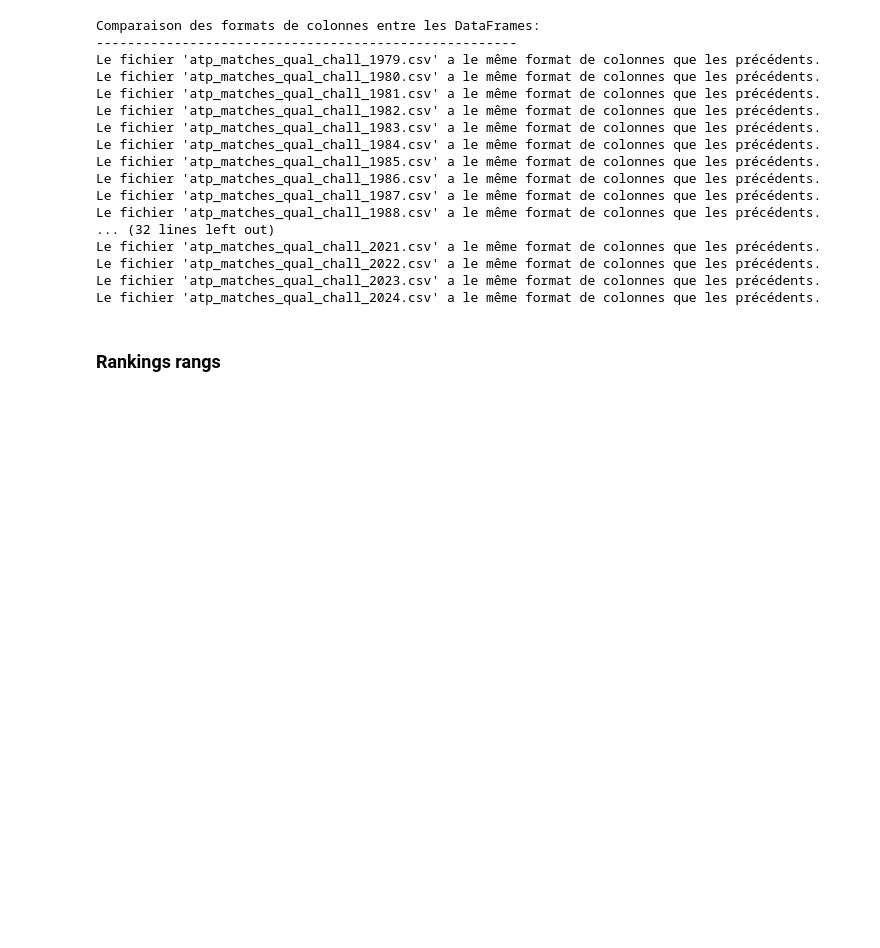
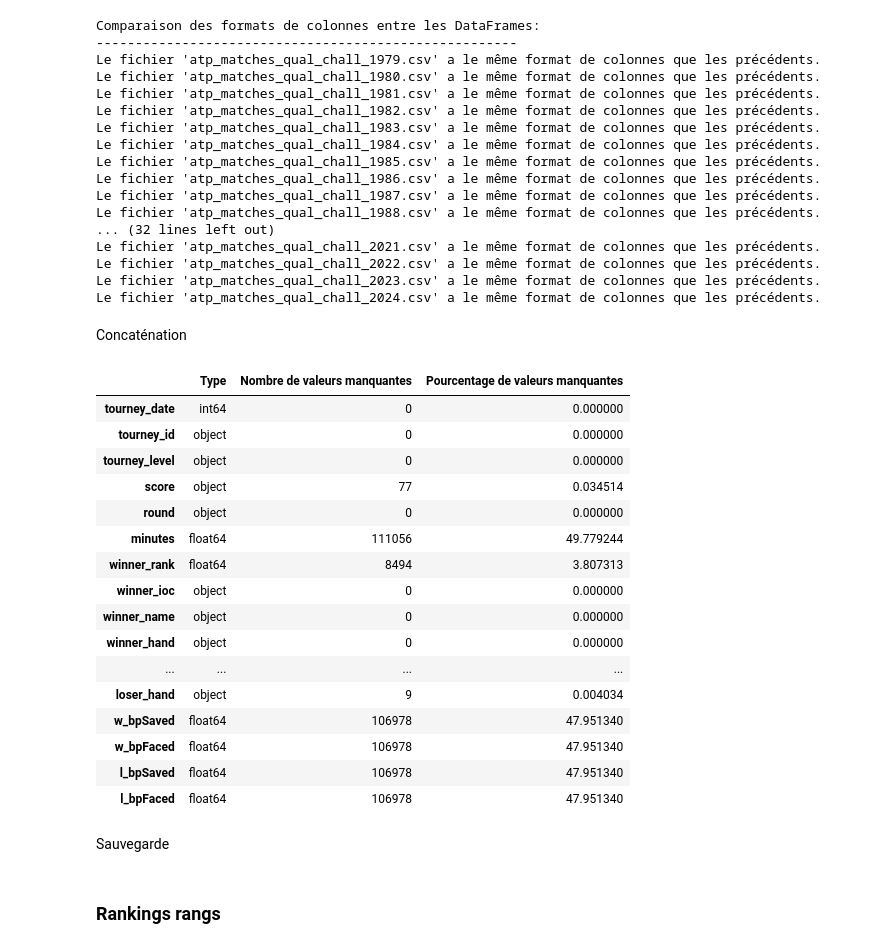
Before and after one commit to ChristelleTessier/Traitement-de-donnees, a Jupyter notebook: Test_vacances/Verif format ATP.ipynb, the cells around one changed output. Cells and saved outputs as stored; diff of their text form; code cells hidden in the pictures; blank space fills up the shorter version.

```diff
--- a/Test_vacances/Verif format ATP.ipynb
+++ b/Test_vacances/Verif format ATP.ipynb
@@ -389,3 +335,5 @@ Le fichier 'atp_matches_qual_chall_2021.csv' a le même format de colonnes que l
 Le fichier 'atp_matches_qual_chall_2022.csv' a le même format de colonnes que les précédents.
 Le fichier 'atp_matches_qual_chall_2023.csv' a le même format de colonnes que les précédents.
 Le fichier 'atp_matches_qual_chall_2024.csv' a le même format de colonnes que les précédents.
+# %% [markdown]
+Concaténation
@@ -392 +342,24 @@ Le fichier 'atp_matches_qual_chall_2024.csv' a le même format de colonnes que l
+# %%
+atp_matches_qual_1978_2024 = atp_matches_qual_1978_2024[var_interet]
+afficher(atp_matches_qual_1978_2024)
+# %% [output]
+|  | Type | Nombre de valeurs manquantes | Pourcentage de valeurs manquantes |
+| tourney_date | int64 | 0 | 0.000000 |
+| tourney_id | object | 0 | 0.000000 |
+| tourney_level | object | 0 | 0.000000 |
+| score | object | 77 | 0.034514 |
+| round | object | 0 | 0.000000 |
+| minutes | float64 | 111056 | 49.779244 |
+| winner_rank | float64 | 8494 | 3.807313 |
+| winner_ioc | object | 0 | 0.000000 |
+| winner_name | object | 0 | 0.000000 |
+| winner_hand | object | 0 | 0.000000 |
+| ... | ... | ... | ... |
+| loser_hand | object | 9 | 0.004034 |
+| w_bpSaved | float64 | 106978 | 47.951340 |
+| w_bpFaced | float64 | 106978 | 47.951340 |
+| l_bpSaved | float64 | 106978 | 47.951340 |
+| l_bpFaced | float64 | 106978 | 47.951340 |
+# %% [markdown]
+Sauvegarde
 # %%
```
Also changed, not shown: parts of 54 cells of this notebook, 39 other files.
